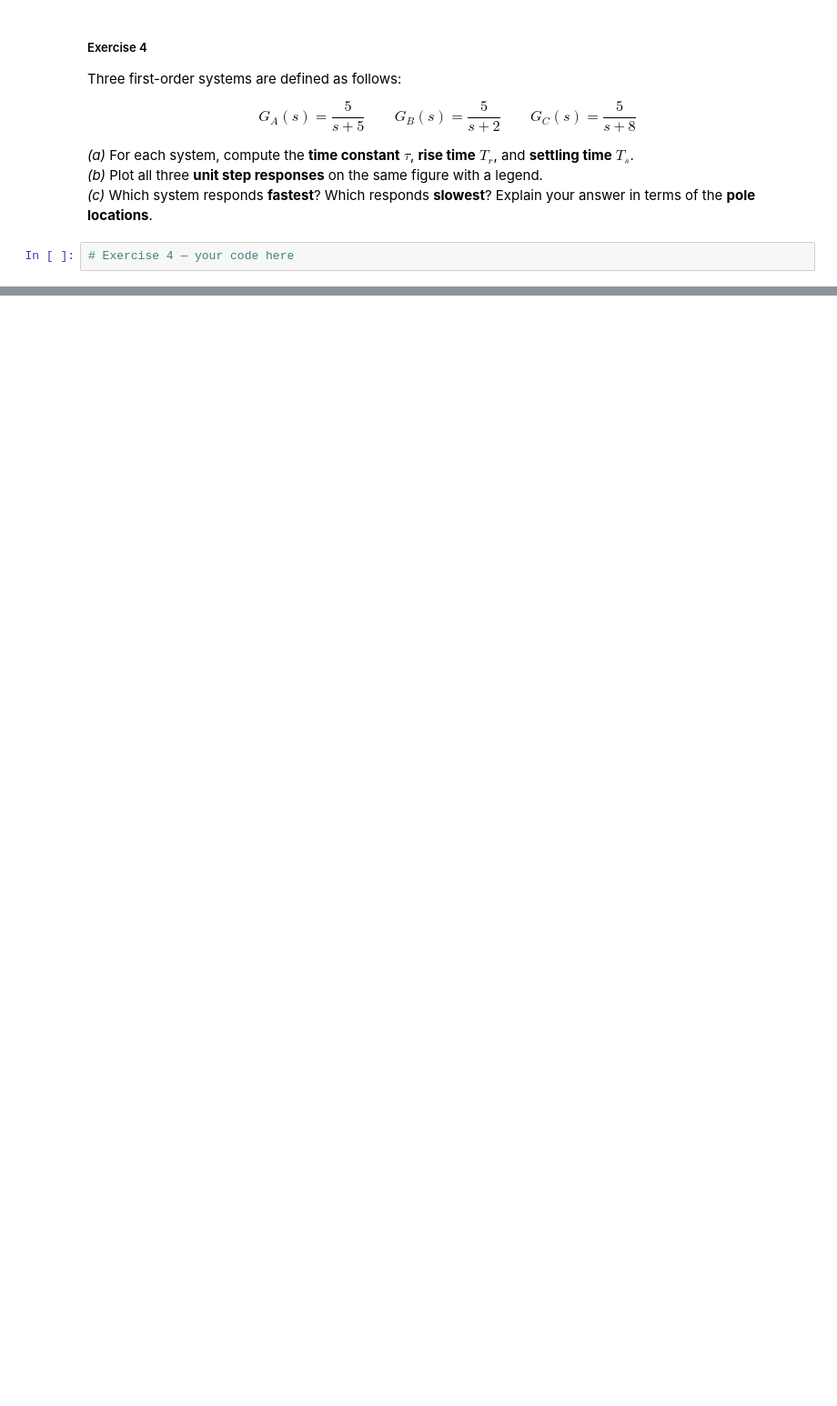
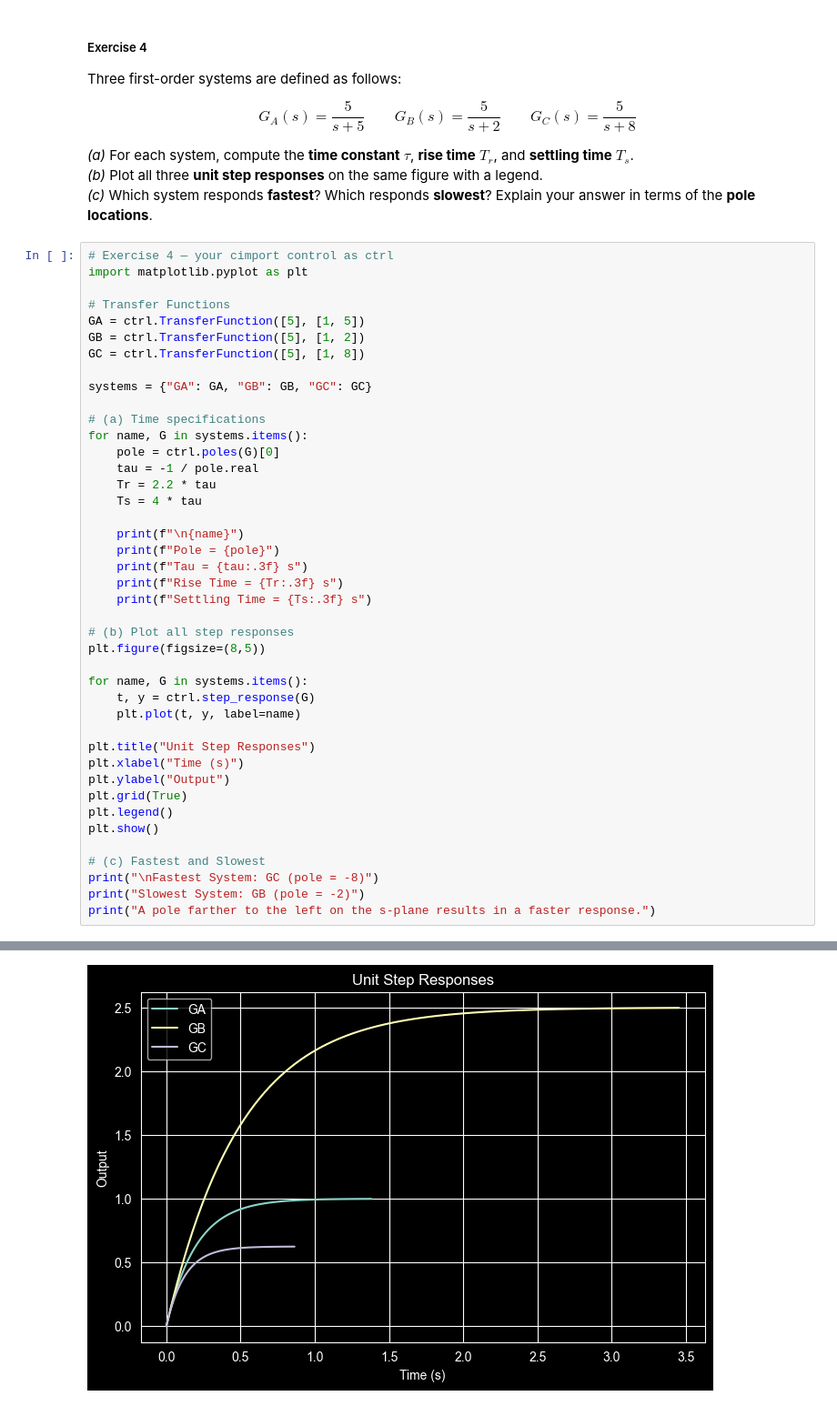
Before and after one commit to Gardner-College/control-system-cpe2a, a Jupyter notebook: 1st-order-system/gelo267/005_Time_Response_First_Order.ipynb, the cells around one changed output, grey strips where cells are left out. Shown at 91% size. Drawn from its saved outputs; the diff is of its cells as text; blank space fills up the shorter version.

```diff
--- a/1st-order-system/gelo267/005_Time_Response_First_Order.ipynb
+++ b/1st-order-system/gelo267/005_Time_Response_First_Order.ipynb
@@ -396,4 +530,45 @@ $$G_A(s) = \frac{5}{s + 5} \qquad G_B(s) = \frac{5}{s + 2} \qquad G_C(s) = \frac
 *(b)* Plot all three **unit step responses** on the same figure with a legend.
 *(c)* Which system responds **fastest**? Which responds **slowest**? Explain your answer in terms of the **pole locations**.
 # %%
-# Exercise 4 — your code here
+# Exercise 4 — your cimport control as ctrl
+import matplotlib.pyplot as plt
+
+# Transfer Functions
+GA = ctrl.TransferFunction([5], [1, 5])
+GB = ctrl.TransferFunction([5], [1, 2])
+GC = ctrl.TransferFunction([5], [1, 8])
+
+systems = {"GA": GA, "GB": GB, "GC": GC}
+
+# (a) Time specifications
+for name, G in systems.items():
+    pole = ctrl.poles(G)[0]
+    tau = -1 / pole.real
+    Tr = 2.2 * tau
+    Ts = 4 * tau
+
+    print(f"\n{name}")
+    print(f"Pole = {pole}")
+    print(f"Tau = {tau:.3f} s")
+    print(f"Rise Time = {Tr:.3f} s")
+    print(f"Settling Time = {Ts:.3f} s")
+
+# (b) Plot all step responses
+plt.figure(figsize=(8,5))
+
+for name, G in systems.items():
+    t, y = ctrl.step_response(G)
+    plt.plot(t, y, label=name)
+
+plt.title("Unit Step Responses")
+plt.xlabel("Time (s)")
+plt.ylabel("Output")
+plt.grid(True)
+plt.legend()
+plt.show()
+
+# (c) Fastest and Slowest
+print("\nFastest System: GC (pole = -8)")
+print("Slowest System: GB (pole = -2)")
+print("A pole farther to the left on the s-plane results in a faster response.")
+# %% [output]
@@ -399,0 +592 @@ $$G_A(s) = \frac{5}{s + 5} \qquad G_B(s) = \frac{5}{s + 2} \qquad G_C(s) = \frac
+[figure, added]
```
Also changed, not shown: parts of 4 cells of this notebook, 1 other file.
